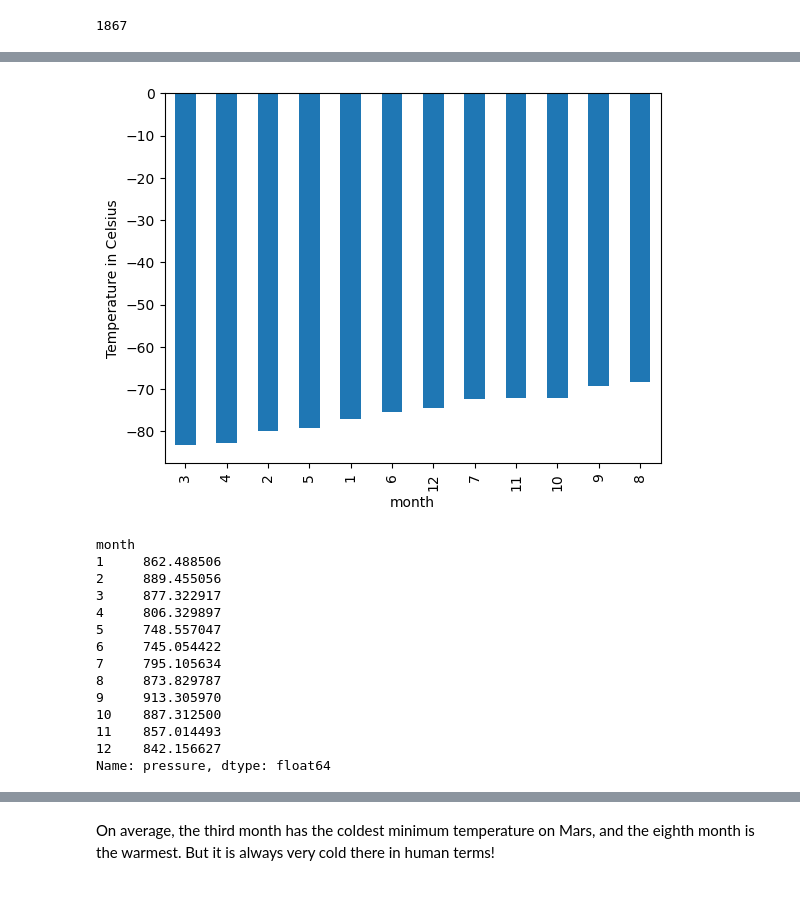
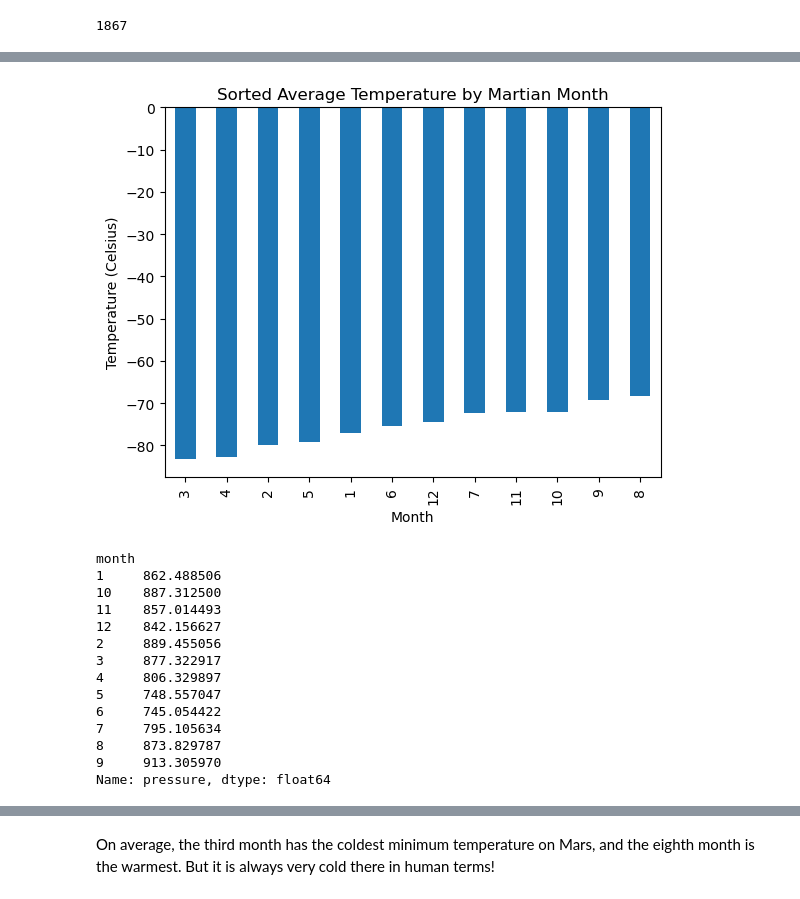
Before and after one commit to MaggieJane95/data-scraping, a Jupyter notebook: part_2_mars_weather .ipynb, the cells around one changed output, grey strips where cells are left out. Saved outputs shown, nothing was run; the diff lists cells and outputs as text; code cells hidden in the pictures.

```diff
--- a/part_2_mars_weather .ipynb
+++ b/part_2_mars_weather .ipynb
@@ -62,5 +62,7 @@ print(stored_data[:10])
 [['2', '2012-08-16', '10', '155', '6', '-75.0', '739.0'], ['13', '2012-08-17', '11', '156', '6', '-76.0', '740.0'], ['24', '2012-08-18', '12', '156', '6', '-76.0', '741.0'], ['35', '2012-08-19', '13', ...
 # %%
 # Create a Pandas DataFrame by using the list of rows and a list of the column names
+column_names = ['id','terrestrial_date','sol','ls','month','min_temp','pressure']
+mars_weather_df = pd.DataFrame(stored_data, columns = column_names)
 # %%
 # Confirm DataFrame was created successfully
@@ -93,2 +95,9 @@ dtype: object
+# %%
+# Change data types for data analysis
+mars_weather_df['sol'] = mars_weather_df['sol'].astype(int)
+mars_weather_df['ls'] = mars_weather_df['ls'].astype(int)
+mars_weather_df['terrestrial_date'] = pd.to_datetime(mars_weather_df['terrestrial_date'])
+mars_weather_df['min_temp'] = mars_weather_df['min_temp'].astype(float)
+mars_weather_df['pressure'] = mars_weather_df['pressure'].astype(float)
 # %%
 # Confirm type changes were successful by examining data types again
@@ -139,6 +153,8 @@ Name: month, dtype: int64
 1867
 # %%
 # 3. What is the average low temperature by month?
+avg_min_temp = mars_weather_df.groupby('month')['min_temp'].mean()
+avg_min_temp
 # %% [output]
 month
 1    -77.160920
@@ -161,12 +182,24 @@ Name: min_temp, dtype: float64
 # %%
 # Identify the coldest and hottest months in Curiosity's location
+avg_min_temp_sorted = avg_min_temp.sort_values(ascending=True)
+
+avg_min_temp_sorted.plot(kind='bar')
+plt.title('Sorted Average Temperature by Month')
+plt.xlabel('Month')
+plt.ylabel('Temperature (Celsius)')
+plt.show()
 # %% [output]
-[figure, old version]
+[figure, new version]
 # %%
 # 4. Average pressure by Martian month
+avg_pressure = mars_weather_df.groupby('month')['pressure'].mean()
+avg_pressure
 # %% [output]
 month
 1     862.488506
+10    887.312500
+11    857.014493
+12    842.156627
 2     889.455056
 3     877.322917
 4     806.329897
@@ -175,7 +208,4 @@ month
 7     795.105634
 8     873.829787
 9     913.305970
-10    887.312500
-11    857.014493
-12    842.156627
 Name: pressure, dtype: float64
```
Also changed, not shown: parts of 14 cells of this notebook, 2 other files.
